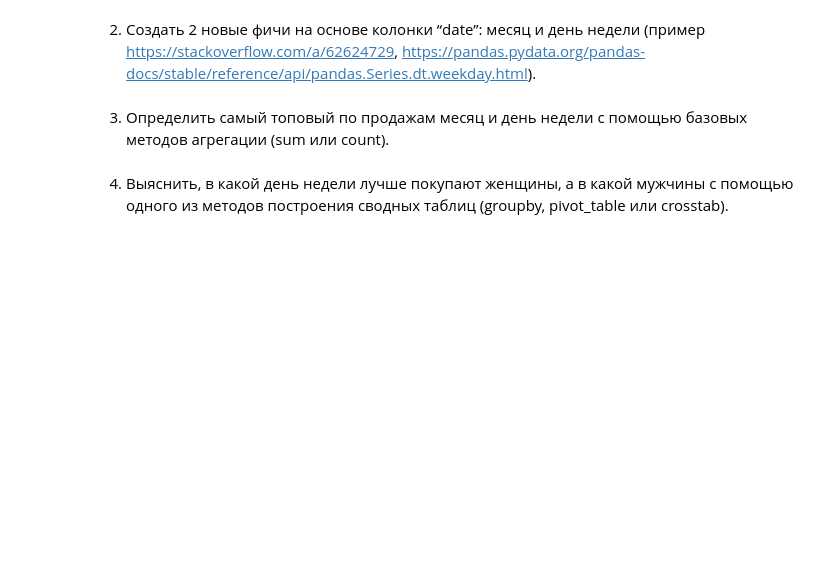
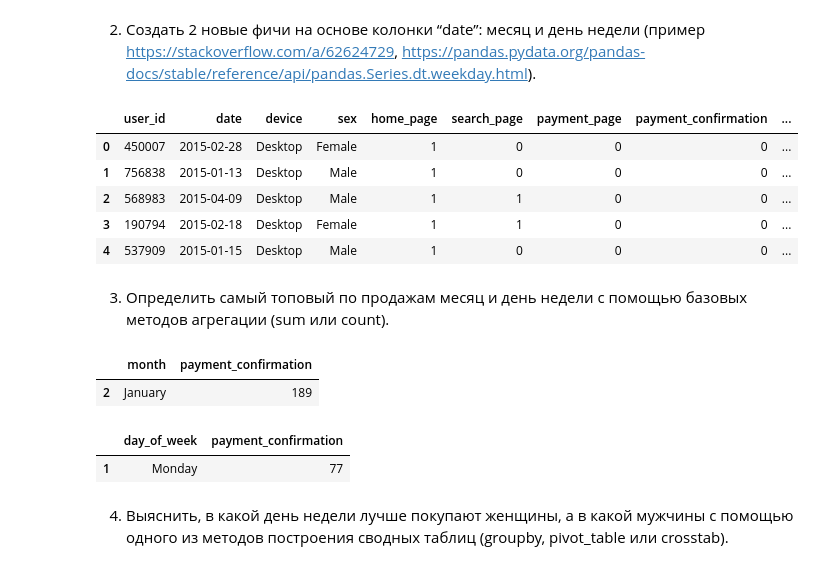
Before and after one commit to RybakovAlex/Python-for-Analythics, a Jupyter notebook: Блокнот_"GB_Homework_3_ipynb".ipynb, the cells around one changed output. Cells and saved outputs as stored; diff of their text form; code cells hidden in the pictures; blank space fills up the shorter version.

```diff
--- a/Блокнот_"GB_Homework_3_ipynb".ipynb
+++ b/Блокнот_"GB_Homework_3_ipynb".ipynb
@@ -51,7 +51,7 @@ search_page.shape
 # %% [output]
 (45200, 2)
 # %%
-payment_page = pd.read_csv('/content/payment_page_table.csv')
+payment_page = pd.read_csv('/content/4.payment_page_table.csv')
 payment_page.head()
 # %% [output]
 |  | user_id | page |
@@ -65,7 +65,7 @@ payment_page.shape
 # %% [output]
 (6030, 2)
 # %%
-payment_confirmation = pd.read_csv('/content/payment_confirmation_table.csv')
+payment_confirmation = pd.read_csv('/content/5.payment_confirmation_table.csv')
 payment_confirmation.head()
 # %% [output]
 |  | user_id | page |
@@ -80,7 +80,6 @@ payment_confirmation.shape
 (452, 2)
 # %%
 # Меняем название одинаковой колонки в каждом датасете"
-user_table = user_table.rename(columns = {'page':'user_table'})
 home_page = home_page.rename(columns = {'page':'home_page'})
 search_page = search_page.rename(columns = {'page':'search_page'})
 payment_page = payment_page.rename(columns = {'page':'payment_page'})
@@ -101,3 +100,10 @@ df.head()
 df.shape
 # %% [output]
 (90400, 8)
+# %%
+# Для удоства последующих расчетов, перекодируем названия событий в 0/1 с помощью лямбда-функции
+df['home_page'] = df['home_page'].apply(lambda x: 1 if x == 'home_page' else 0)
+df['search_page'] = df['search_page'].apply(lambda x: 1 if x == 'search_page' else 0)
+df['payment_page'] = df['payment_page'].apply(lambda x: 1 if x == 'payment_page' else 0)
+df['payment_confirmation'] = df['payment_confirmation'].apply(lambda x: 1 if x == 'payment_confirmation_page' else 0)
+df.head()
@@ -104,6 +162,31 @@ df.shape
 # %% [markdown]
 2. Создать 2 новые фичи на основе колонки “date”: месяц и день недели (пример https://stackoverflow.com/a/62624729, https://pandas.pydata.org/pandas-docs/stable/reference/api/pandas.Series.dt.weekday.html).
+# %%
+df['month'] = pd.DatetimeIndex(df['date']).month_name() # добавление колонки "month" (месяц)
+df['day_of_week'] = pd.DatetimeIndex(df['date']).day_name() # добавление колонки "day_of_week" (день недели)
+df.head()
+# %% [output]
+|  | user_id | date | device | sex | home_page | search_page | payment_page | payment_confirmation | ... |
+| 0 | 450007 | 2015-02-28 | Desktop | Female | 1 | 0 | 0 | 0 | ... |
+| 1 | 756838 | 2015-01-13 | Desktop | Male | 1 | 0 | 0 | 0 | ... |
+| 2 | 568983 | 2015-04-09 | Desktop | Male | 1 | 1 | 0 | 0 | ... |
+| 3 | 190794 | 2015-02-18 | Desktop | Female | 1 | 1 | 0 | 0 | ... |
+| 4 | 537909 | 2015-01-15 | Desktop | Male | 1 | 0 | 0 | 0 | ... |
 # %% [markdown]
 3. Определить самый топовый по продажам месяц и день недели с помощью базовых методов агрегации (sum или count).
+# %%
+# ТОП месяц по продажам
+fg = df.groupby('month')[['payment_confirmation']].sum().reset_index()
+fg.sort_values(['payment_confirmation'], ascending=[False]).head(1)
+# %% [output]
+|  | month | payment_confirmation |
+| 2 | January | 189 |
+# %%
+# ТОП неделя по продажам
+fg = df.groupby('day_of_week')[['payment_confirmation']].sum().reset_index()
+fg.sort_values(['payment_confirmation'], ascending=[False]).head(1)
+# %% [output]
+|  | day_of_week | payment_confirmation |
+| 1 | Monday | 77 |
 # %% [markdown]
 4. Выяснить, в какой день недели лучше покупают женщины, а в какой мужчины с помощью одного из методов построения сводных таблиц (groupby, pivot_table или crosstab).
```
Also changed, not shown: parts of 8 cells of this notebook.
